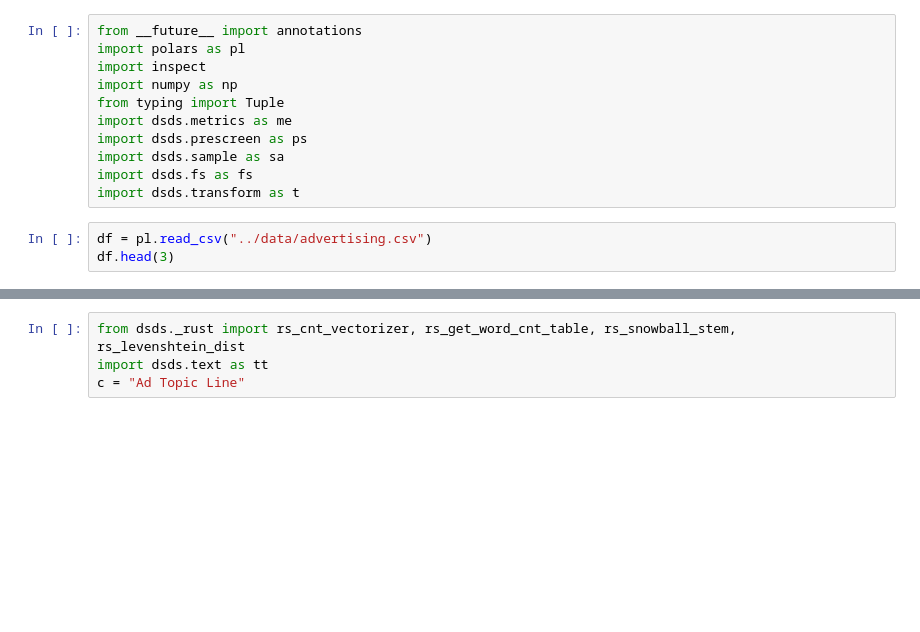
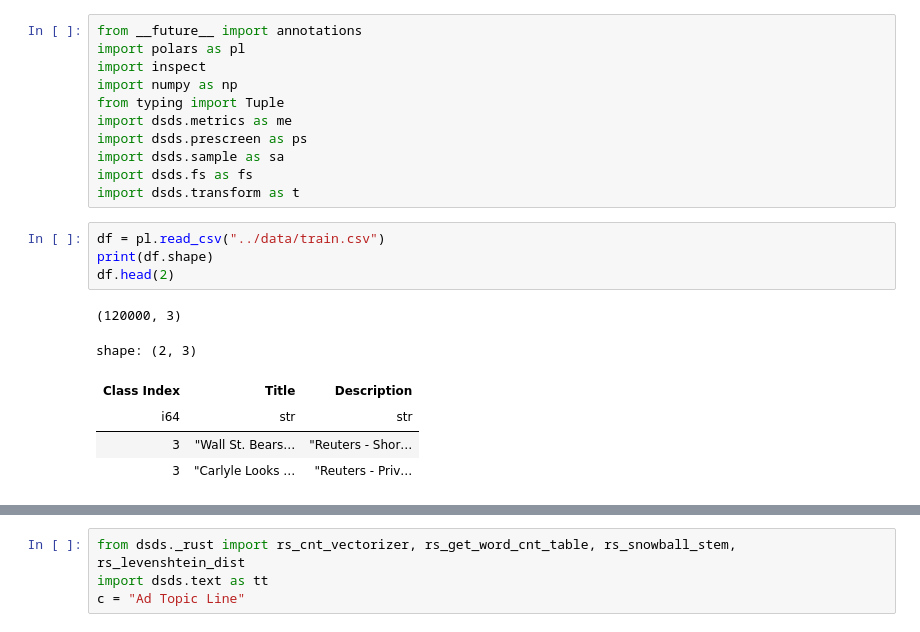
Before and after one commit to abstractqqq/dsds, a Jupyter notebook: examples/test.ipynb, the cells around one changed output, grey strips where cells are left out. Saved outputs shown, nothing was run; the diff lists cells and outputs as text; blank space fills up the shorter version.

```diff
--- a/examples/test.ipynb
+++ b/examples/test.ipynb
@@ -10,5 +10,13 @@ import dsds.sample as sa
 import dsds.fs as fs
 import dsds.transform as t
 # %%
-df = pl.read_csv("../data/advertising.csv")
-df.head(3)
+df = pl.read_csv("../data/train.csv")
+print(df.shape)
+df.head(2)
+# %% [output]
+(120000, 3)
+shape: (2, 3)
+| Class Index | Title | Description |
+| i64 | str | str |
+| 3 | "Wall St. Bears… | "Reuters - Shor… |
+| 3 | "Carlyle Looks … | "Reuters - Priv… |
```
Also changed, not shown: parts of 4 cells of this notebook, 5 other files.
